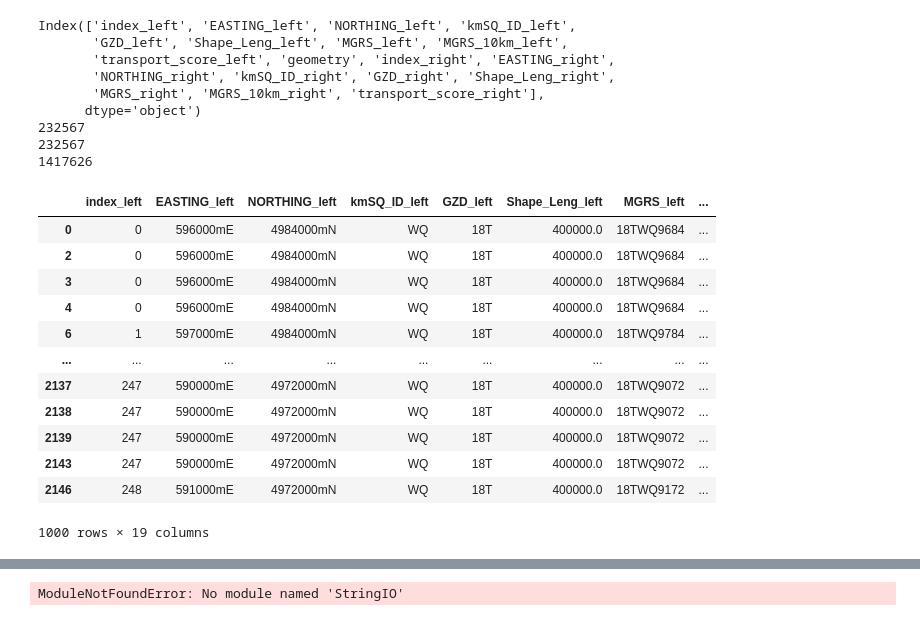
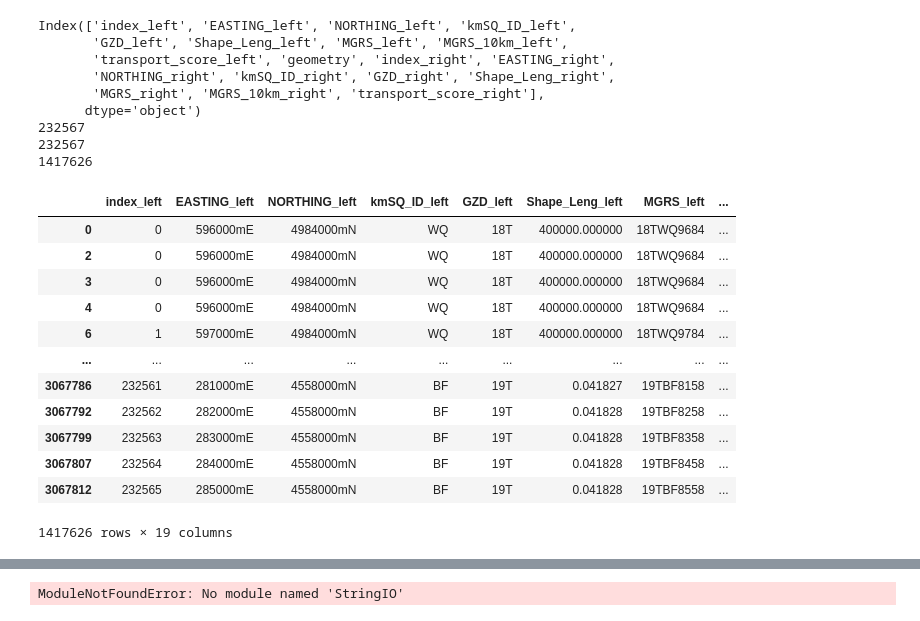
Before and after one commit to bwsi-hadr-2025-final-project/Logistics, a Jupyter notebook: src/Notebook 1.ipynb, the cells around one changed output, grey strips where cells are left out. Cells and saved outputs as stored; diff of their text form; code cells hidden in the pictures.

```diff
--- a/src/Notebook 1.ipynb
+++ b/src/Notebook 1.ipynb
@@ -180,21 +180,21 @@ Index(['index_left', 'EASTING_left', 'NORTHING_left', 'kmSQ_ID_left',
 232567
 1417626
 # %%
-adj[:1000]
+adj
 # %% [output]
 |  | index_left | EASTING_left | NORTHING_left | kmSQ_ID_left | GZD_left | Shape_Leng_left | MGRS_left | ... |
-| 0 | 0 | 596000mE | 4984000mN | WQ | 18T | 400000.0 | 18TWQ9684 | ... |
-| 2 | 0 | 596000mE | 4984000mN | WQ | 18T | 400000.0 | 18TWQ9684 | ... |
-| 3 | 0 | 596000mE | 4984000mN | WQ | 18T | 400000.0 | 18TWQ9684 | ... |
-| 4 | 0 | 596000mE | 4984000mN | WQ | 18T | 400000.0 | 18TWQ9684 | ... |
-| 6 | 1 | 597000mE | 4984000mN | WQ | 18T | 400000.0 | 18TWQ9784 | ... |
+| 0 | 0 | 596000mE | 4984000mN | WQ | 18T | 400000.000000 | 18TWQ9684 | ... |
+| 2 | 0 | 596000mE | 4984000mN | WQ | 18T | 400000.000000 | 18TWQ9684 | ... |
+| 3 | 0 | 596000mE | 4984000mN | WQ | 18T | 400000.000000 | 18TWQ9684 | ... |
+| 4 | 0 | 596000mE | 4984000mN | WQ | 18T | 400000.000000 | 18TWQ9684 | ... |
+| 6 | 1 | 597000mE | 4984000mN | WQ | 18T | 400000.000000 | 18TWQ9784 | ... |
 | ... | ... | ... | ... | ... | ... | ... | ... | ... |
-| 2137 | 247 | 590000mE | 4972000mN | WQ | 18T | 400000.0 | 18TWQ9072 | ... |
-| 2138 | 247 | 590000mE | 4972000mN | WQ | 18T | 400000.0 | 18TWQ9072 | ... |
-| 2139 | 247 | 590000mE | 4972000mN | WQ | 18T | 400000.0 | 18TWQ9072 | ... |
-| 2143 | 247 | 590000mE | 4972000mN | WQ | 18T | 400000.0 | 18TWQ9072 | ... |
-| 2146 | 248 | 591000mE | 4972000mN | WQ | 18T | 400000.0 | 18TWQ9172 | ... |
+| 3067786 | 232561 | 281000mE | 4558000mN | BF | 19T | 0.041827 | 19TBF8158 | ... |
+| 3067792 | 232562 | 282000mE | 4558000mN | BF | 19T | 0.041828 | 19TBF8258 | ... |
+| 3067799 | 232563 | 283000mE | 4558000mN | BF | 19T | 0.041828 | 19TBF8358 | ... |
+| 3067807 | 232564 | 284000mE | 4558000mN | BF | 19T | 0.041828 | 19TBF8458 | ... |
+| 3067812 | 232565 | 285000mE | 4558000mN | BF | 19T | 0.041828 | 19TBF8558 | ... |
-1000 rows × 19 columns
+1417626 rows × 19 columns
 # %%
 grid_merc = game_grid_df.to_crs(epsg=3857)
 fig, ax = plt.subplots(1, 1, figsize=(10, 10))
```
Also changed, not shown: parts of 7 cells of this notebook.
